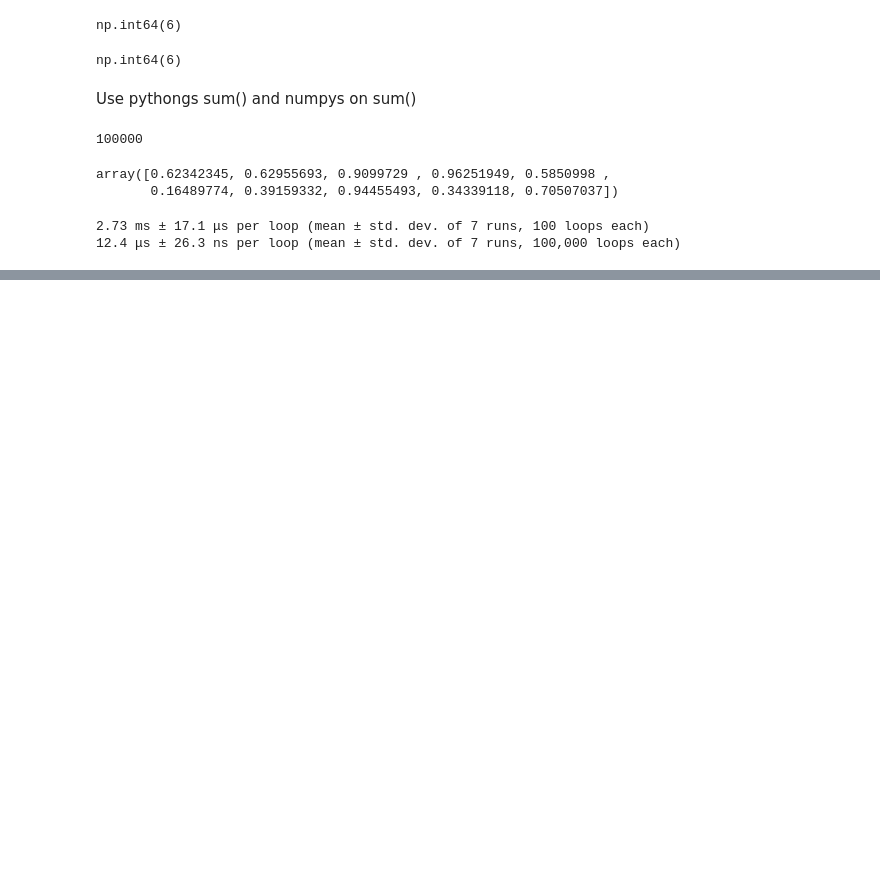
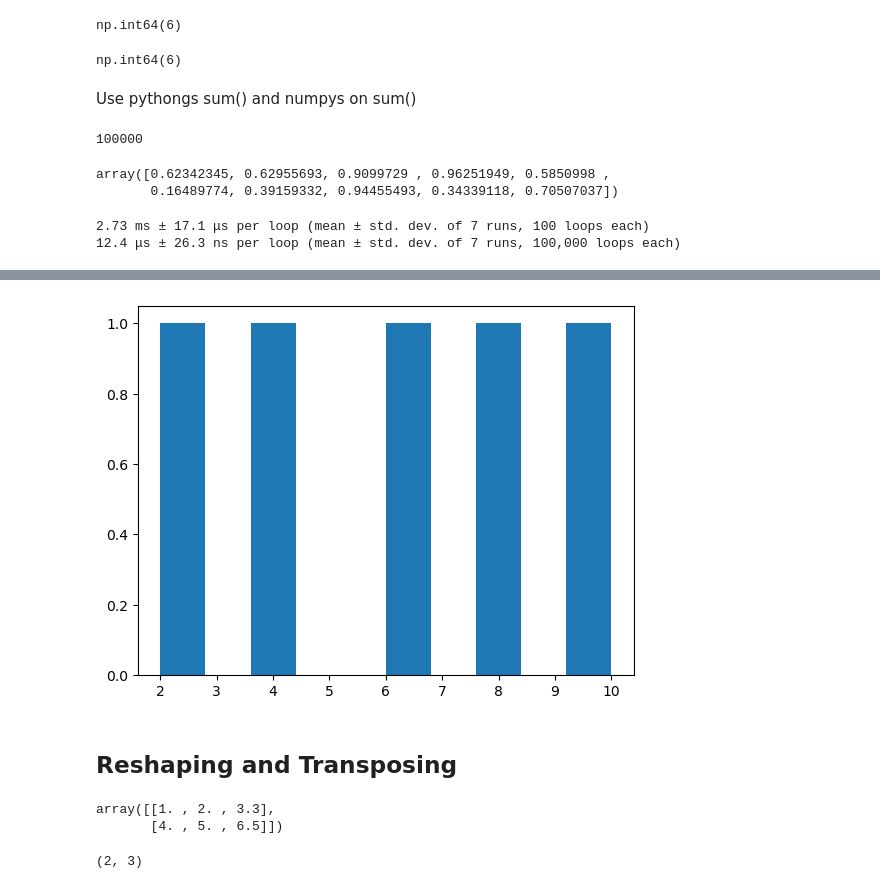
Before and after one commit to pnowak2/learnjs, a Jupyter notebook: libraries/machine learning/complete-machine-learning-bootcamp-udemy/7-numpy/introduction-to-numpy.ipynb, the cells around one changed output, grey strips where cells are left out. Drawn from its saved outputs; the diff is of its cells as text; code cells hidden in the pictures; blank space fills up the shorter version.

```diff
--- a/libraries/machine learning/complete-machine-learning-bootcamp-udemy/7-numpy/introduction-to-numpy.ipynb
+++ b/libraries/machine learning/complete-machine-learning-bootcamp-udemy/7-numpy/introduction-to-numpy.ipynb
@@ -551,0 +606,16 @@ array([0.62342345, 0.62955693, 0.9099729 , 0.96251949, 0.5850998 ,
+# %%
+plt.hist(low_var_array)
+plt.show()
+# %% [output]
+[figure, added]
+# %% [markdown]
+## Reshaping and Transposing
+# %%
+a2
+# %% [output]
+array([[1. , 2. , 3.3],
+       [4. , 5. , 6.5]])
+# %%
+a2.shape
+# %% [output]
+(2, 3)
```
Also changed, not shown: parts of 29 cells of this notebook.
